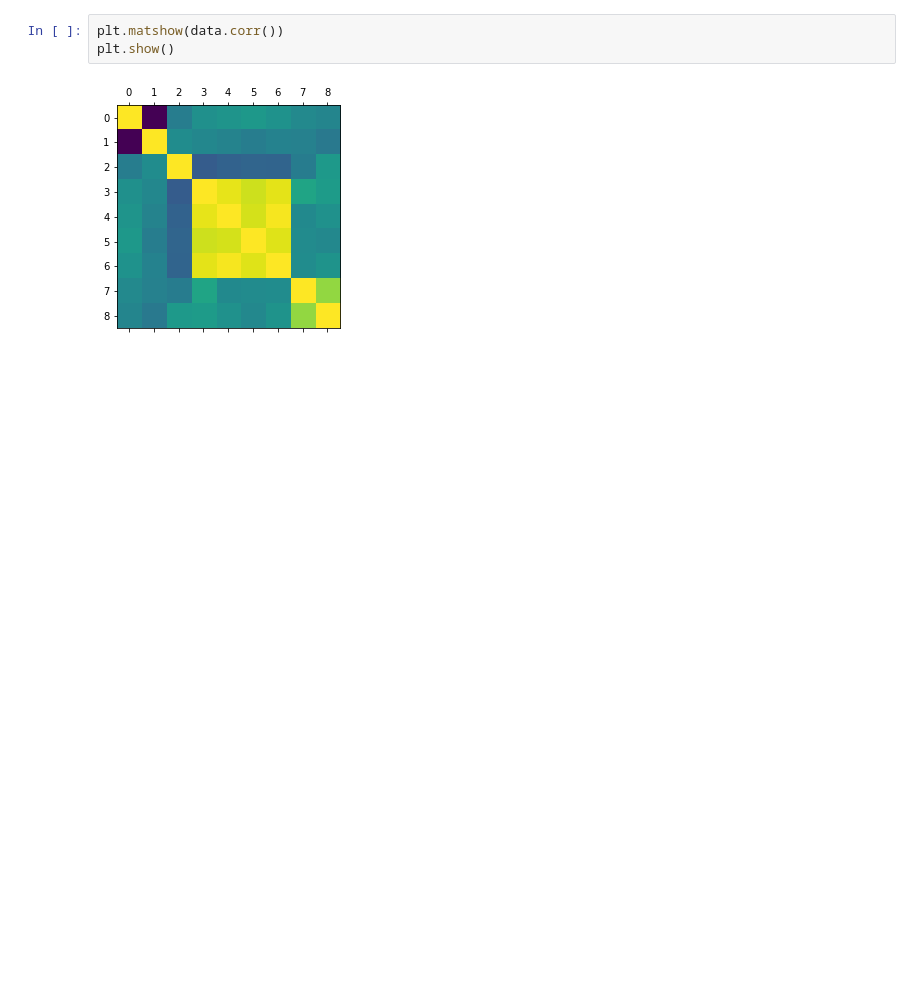
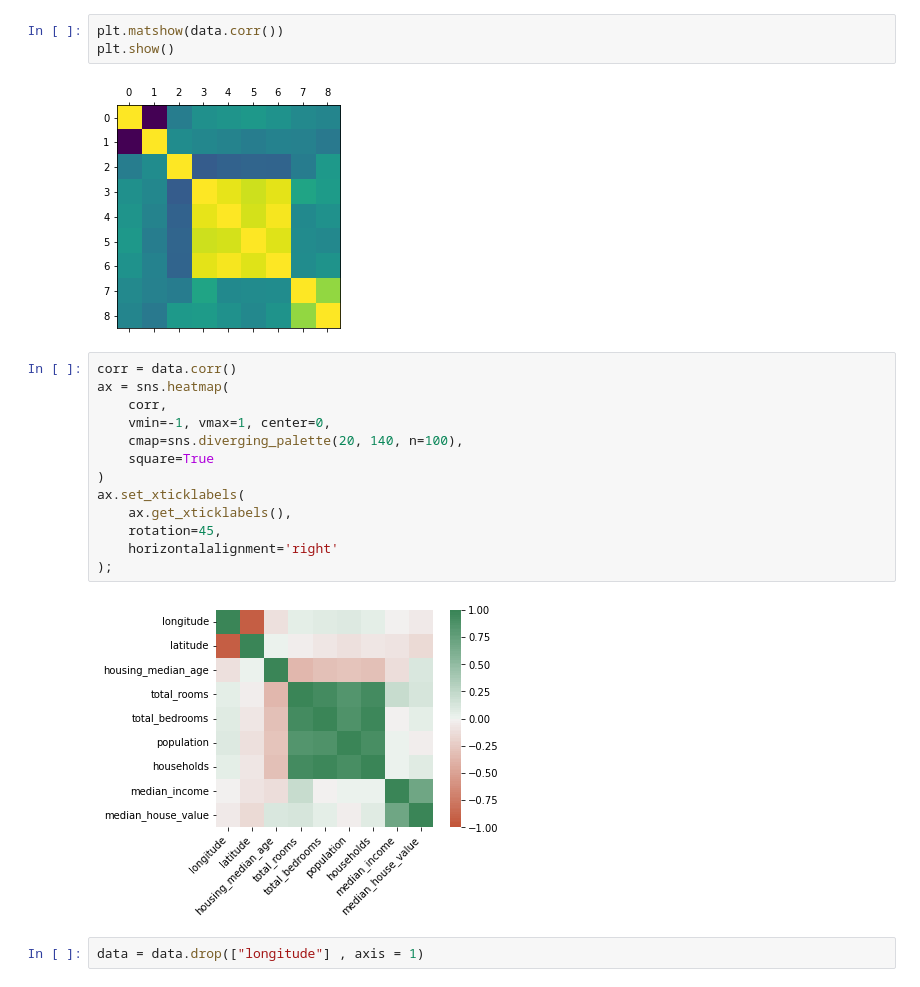
Before and after one commit to vinaymali14319/CDAC_project, a Jupyter notebook: project.ipynb, the cells around one changed output. Drawn from its saved outputs; the diff is of its cells as text; blank space fills up the shorter version.

Commit message:
data cleaning and data modifying

```diff
--- a/project.ipynb
+++ b/project.ipynb
@@ -66,3 +66,20 @@ plt.matshow(data.corr())
 plt.show()
 # %% [output]
 [figure]
+# %%
+corr = data.corr()
+ax = sns.heatmap(
+    corr,
+    vmin=-1, vmax=1, center=0,
+    cmap=sns.diverging_palette(20, 140, n=100),
+    square=True
+)
+ax.set_xticklabels(
+    ax.get_xticklabels(),
+    rotation=45,
+    horizontalalignment='right'
+);
+# %% [output]
+[figure, added]
+# %%
+data = data.drop(["longitude"] , axis = 1)
```
Also changed, not shown: parts of 17 cells of this notebook.
